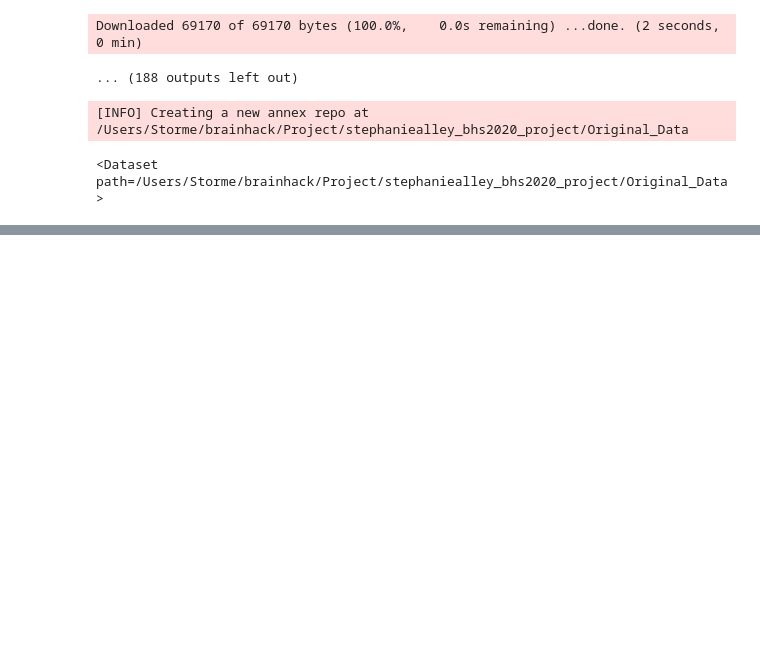
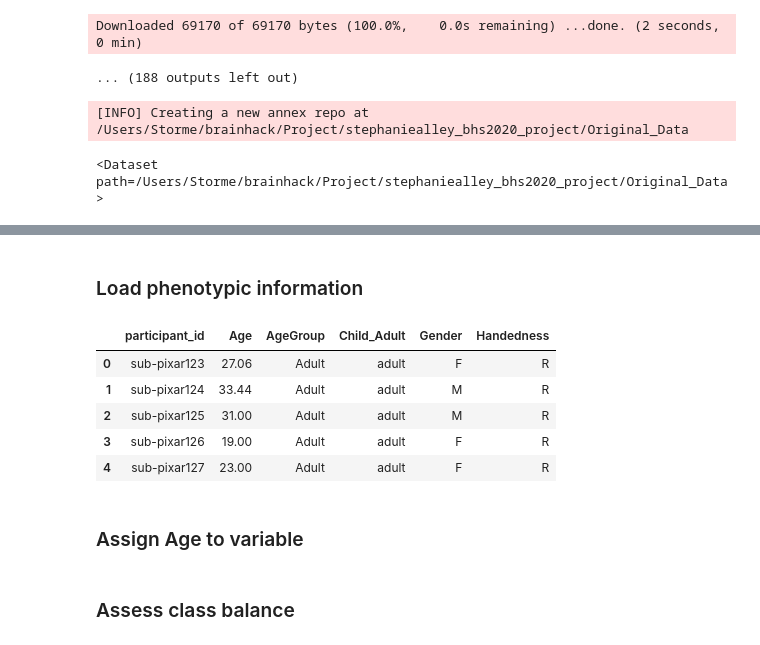
Before and after one commit to brainhack-school2020/stephaniealley_bhs2020_project, a Jupyter notebook: Command_Files/rs-fMRI_age_prediction.ipynb, the cells around one changed output, grey strips where cells are left out. Drawn from its saved outputs; the diff is of its cells as text; code cells hidden in the pictures; blank space fills up the shorter version.

```diff
--- a/Command_Files/rs-fMRI_age_prediction.ipynb
+++ b/Command_Files/rs-fMRI_age_prediction.ipynb
@@ -53,0 +207,16 @@ api.save(path='../Original_Data', message='Fetch development_fMRI dataset using
+# %% [markdown]
+### Load phenotypic information
+# %%
+import pandas
+
+pheno = pandas.DataFrame(data.phenotypic)
+pheno.head()
+# %% [output]
+|  | participant_id | Age | AgeGroup | Child_Adult | Gender | Handedness |
+| 0 | sub-pixar123 | 27.06 | Adult | adult | F | R |
+| 1 | sub-pixar124 | 33.44 | Adult | adult | M | R |
+| 2 | sub-pixar125 | 31.00 | Adult | adult | M | R |
+| 3 | sub-pixar126 | 19.00 | Adult | adult | F | R |
+| 4 | sub-pixar127 | 23.00 | Adult | adult | F | R |
+# %% [markdown]
+### Assign Age to variable
@@ -53,0 +225,2 @@ api.save(path='../Original_Data', message='Fetch development_fMRI dataset using
+# %% [markdown]
+### Assess class balance
```
Also changed, not shown: parts of 22 cells of this notebook, 10 other files.
